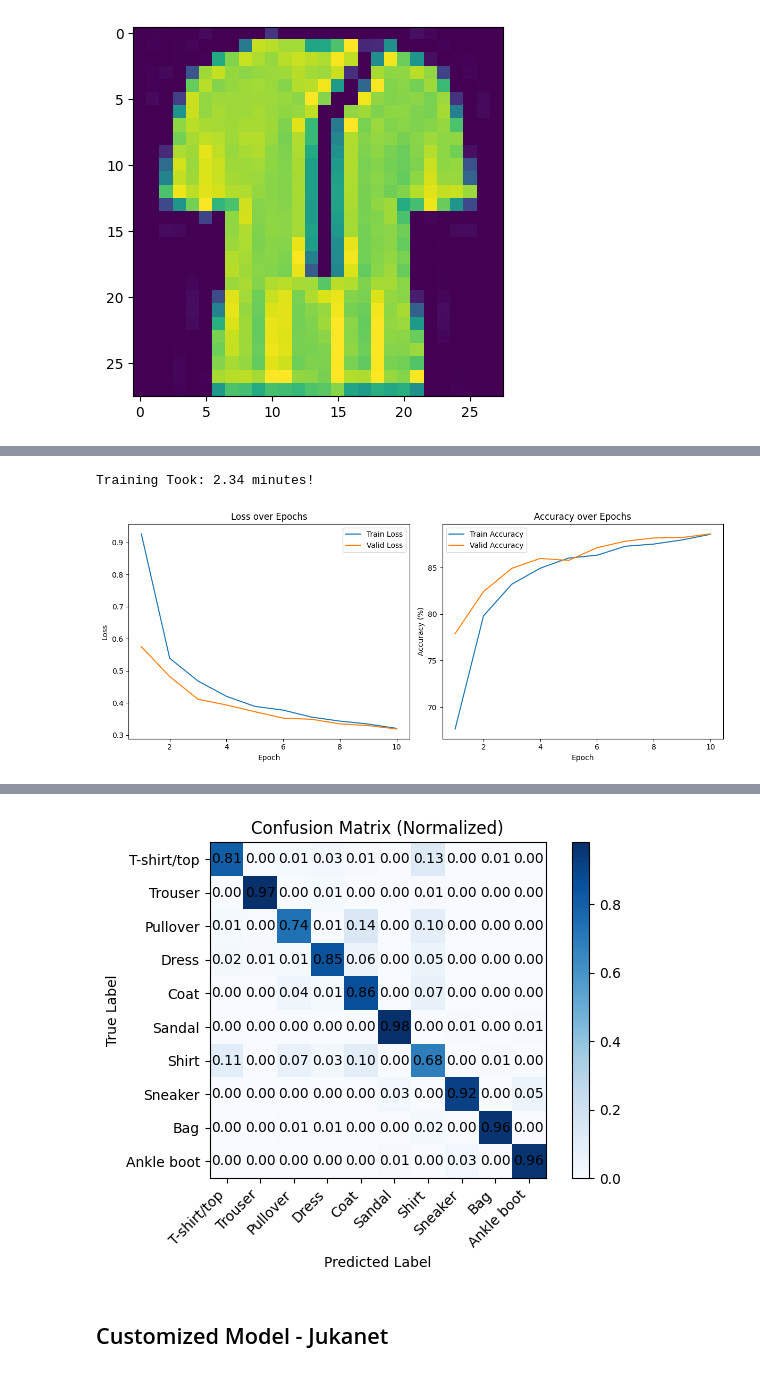
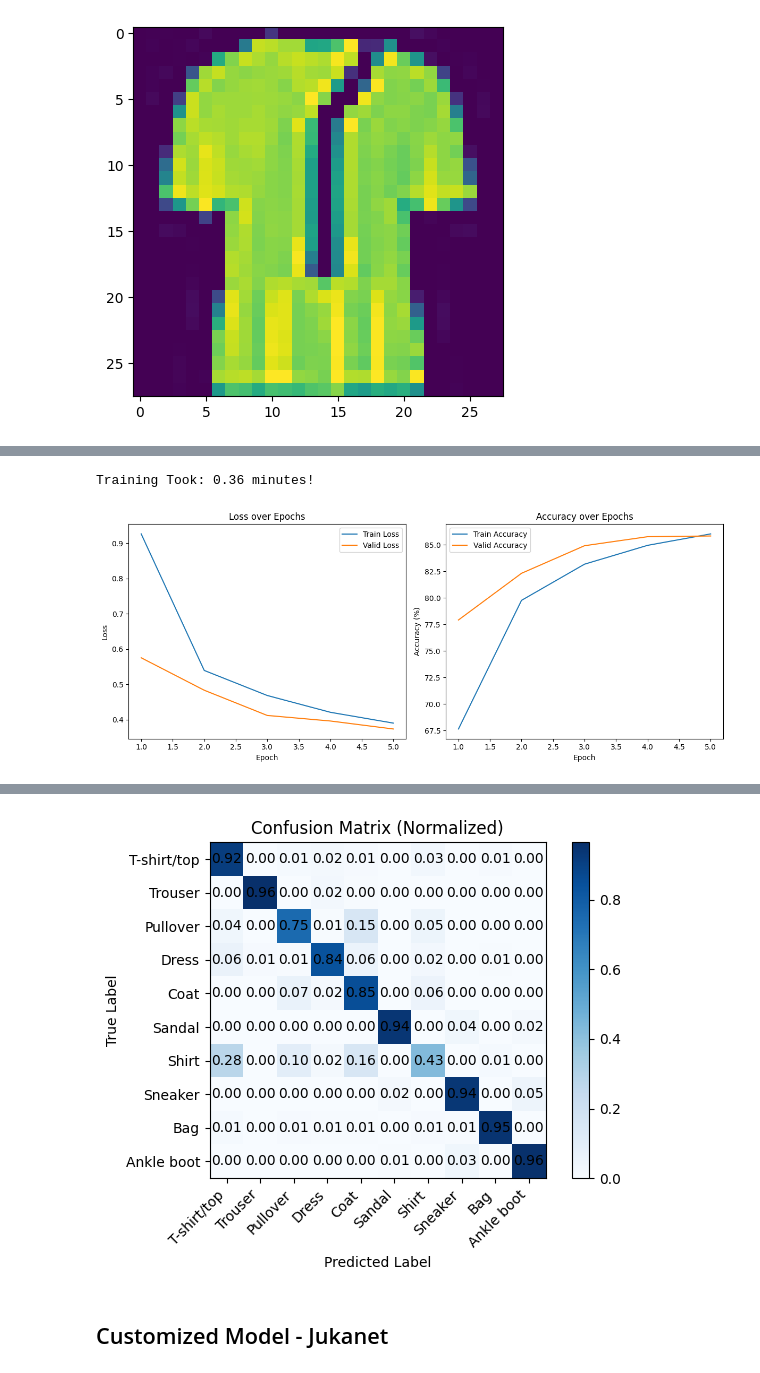
Before and after one commit to ksantoso2/nn, a Jupyter notebook: cnn.ipynb, the cells around one changed output, grey strips where cells are left out. Saved outputs shown, nothing was run; the diff lists cells and outputs as text; code cells hidden in the pictures.

Commit message:
Add files via upload
updated cnn notebook with cleanup, commented citations for code, added distributions for the data plot

```diff
--- a/cnn.ipynb
+++ b/cnn.ipynb
@@ -9,3 +9,6 @@ from sklearn.metrics import confusion_matrix
 import numpy as np
 import matplotlib.pyplot as plt
 from collections import Counter
+# %%
+DEVICE = torch.device("cuda" if torch.cuda.is_available() else "cpu")
+print(f"Using device: {DEVICE}")
@@ -39,6 +44,8 @@ Class 8: 6000 samples
 Class 9: 6000 samples
 [figure]
 # %%
+# we used ChatGPT to write our plotting code seen in this cell
+
 import matplotlib.pyplot as plt
 
 def plot_results(train_losses, valid_losses, train_correct, valid_correct, epochs, trainLoader, validLoader):
@@ -47,8 +54,9 @@ def plot_results(train_losses, valid_losses, train_correct, valid_correct, epoch
     valid_losses = [loss.item() if isinstance(loss, torch.Tensor) else loss for loss in valid_losses]
 
     # Convert correct counts to accuracy percentages
-    train_acc = [correct / len(trainLoader.dataset) * 100 for correct in train_correct]
-    valid_acc = [correct / len(validLoader.dataset) * 100 for correct in valid_correct]
+    train_acc = [(correct.cpu().item() if torch.is_tensor(correct) else correct) / len(trainLoader.dataset) * 100 for correct in train_correct]
+    valid_acc = [(correct.cpu().item() if torch.is_tensor(correct) else correct) / len(validLoader.dataset) * 100 for correct in valid_correct]
+
 
     epochs_range = range(1, epochs + 1)
 
@@ -75,16 +83,19 @@ def plot_results(train_losses, valid_losses, train_correct, valid_correct, epoch
     plt.tight_layout()
     plt.show()
 # %%
+# we used the training loop from https://youtu.be/dGLPvNhjs4U?si=ZSsJGa64iQ5liOUn as guidance
 from fastprogress.fastprogress import master_bar, progress_bar
 import matplotlib.pyplot as plt
 import time
 
 def runModel(train_loader, valid_loader, test_loader, epochs, model, criterion):
-
+    device = DEVICE
+    model = model.to(DEVICE)
     optimizer = torch.optim.Adam(model.parameters(), lr=.001)
+    # A master bar for fancy output progress
     mb = master_bar(range(epochs))
 
-    # Information for plots
+    # # Information for plots
     mb.names = ["Train Loss", "Valid Loss"]
     train_losses = []
     valid_losses = []
@@ -95,7 +106,14 @@ def runModel(train_loader, valid_loader, test_loader, epochs, model, criterion):
     start_time = time.time()
 
     for epoch in mb:
+
         model.train()
+
+        # train_N = len(train_loader.dataset)
+        # num_train_batches = len(train_loader)
+        # train_dataiterator = iter(train_loader)
+
+        # train_loss_mean = 0
 
         trn_corr = 0
         valid_corr = 0
@@ -103,8 +121,9 @@ def runModel(train_loader, valid_loader, test_loader, epochs, model, criterion):
         train_loss = 0
         valid_loss = 0
 
-        # train
+        #train
         for b, (X_train, y_train) in enumerate(tqdm.tqdm(train_loader)):
+            X_train, y_train = X_train.to(device), y_train.to(device)
             b+=1
             y_pred = model(X_train)
             loss = criterion(y_pred, y_train)
@@ -121,10 +140,11 @@ def runModel(train_loader, valid_loader, test_loader, epochs, model, criterion):
         train_losses.append(train_loss / len(train_loader)) # average accumulated loss per batch
         train_correct.append(trn_corr)
 
-        # validation
+        #validation
         model.eval()
         with torch.no_grad():
             for b, (X_valid, y_valid) in enumerate(tqdm.tqdm(valid_loader)):
+                X_valid, y_valid = X_valid.to(device), y_valid.to(device)
                 y_value = model(X_valid)
                 predicted = torch.max(y_value.data, 1)[1]
                 valid_corr += (predicted == y_valid).sum()
@@ -148,13 +168,16 @@ def runModel(train_loader, valid_loader, test_loader, epochs, model, criterion):
 
     all_preds = []
     all_labels = []
-
     # Test
+    # test_losses = []
     test_loss = 0
     test_corr = 0
+    # test_correct = []
 
     with torch.no_grad():
         for b, (X_test, y_test) in enumerate(tqdm.tqdm(test_loader)):
+            X_test = X_test.to(device)
+            y_test = y_test.to(device)
             y_value = model(X_test)
             predicted = torch.max(y_value.data, 1)[1]
             test_corr += (predicted == y_test).sum()
@@ -164,12 +187,15 @@ def runModel(train_loader, valid_loader, test_loader, epochs, model, criterion):
 
             all_preds.extend(predicted.cpu().numpy())
             all_labels.extend(y_test.cpu().numpy())
+    # test_losses.append(loss)
+    # test_correct.append(test_corr)
 
     print(f"avg test loss = {test_loss / len(test_loader):.4f}; test accuracy = {test_corr / len(test_loader.dataset)}") # ADD Accuracy
 
     cm = confusion_matrix(all_labels, all_preds)
     cm = cm.astype('float') / cm.sum(axis=1)[:, np.newaxis]  # normalize
 
+    # we cite ChatGPT for some help with our confusion matrix code
     plt.imshow(cm, cmap='Blues')
     plt.title('Confusion Matrix (Normalized)')
     plt.xlabel('Predicted Label')
@@ -187,6 +213,8 @@ def runModel(train_loader, valid_loader, test_loader, epochs, model, criterion):
     plt.colorbar()
     plt.tight_layout()
     plt.show()
+
+    # plot_results(train_losses, valid_losses, train_correct, valid_correct, epochs=epochs)
 # %% [markdown]
 ## AlexNet CNN
 # %%
@@ -311,5 +344,5 @@ lenet = nn.Sequential(
     nn.Linear(84, 10),
 )
 # %%
-runModel(train_loader=lenetTrainLoader, valid_loader=lenetValidLoader, test_loader=lenetTestLoader, epochs=10, model=lenet, criterion=nn.CrossEntropyLoss())
+runModel(train_loader=lenetTrainLoader, valid_loader=lenetValidLoader, test_loader=lenetTestLoader, epochs=5, model=lenet, criterion=nn.CrossEntropyLoss())
 # %% [output]
@@ -326,2 +354,2 @@ runModel(train_loader=lenetTrainLoader, valid_loader=lenetValidLoader, test_load
-Training Took: 2.34 minutes!
+Training Took: 0.36 minutes!
-[figure, old version]
+[figure, new version]
@@ -329,4 +357,4 @@ avg test loss = 0.3518; test accuracy = 0.8730999827384949
-[figure, old version]
+[figure, new version]
 # %% [markdown]
 ## Customized Model - Jukanet
 # %%
```
Also changed, not shown: parts of 13 cells of this notebook.
